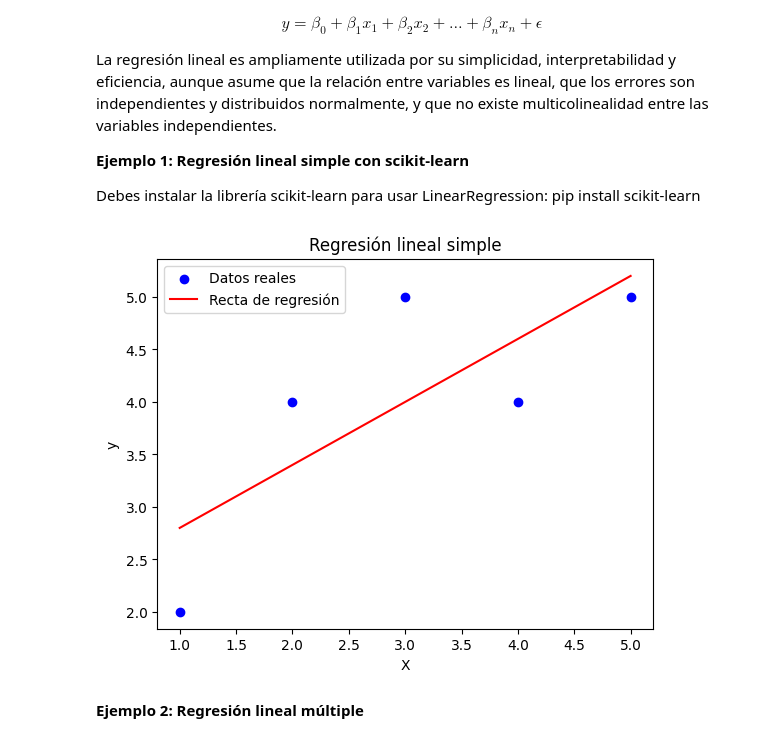
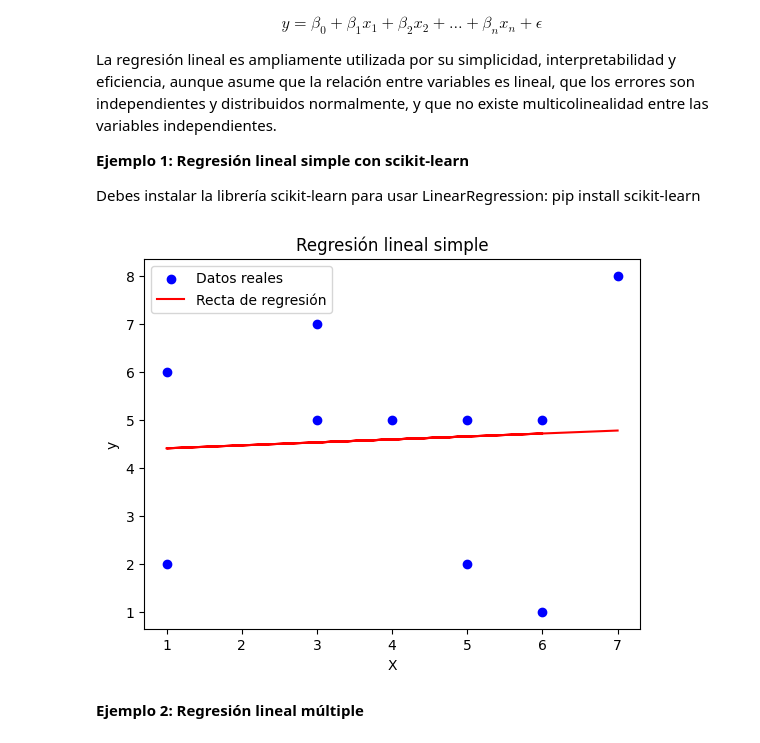
Before and after one commit to paranedagarcia/ciencia-de-datos, a Jupyter notebook: notebooks/aprendizaje_supervisado/Regresion_lineal.ipynb, the cells around one changed output. Saved outputs shown, nothing was run; the diff lists cells and outputs as text; code cells hidden in the pictures.

```diff
--- a/notebooks/aprendizaje_supervisado/Regresion_lineal.ipynb
+++ b/notebooks/aprendizaje_supervisado/Regresion_lineal.ipynb
@@ -31,31 +31,31 @@ pip install scikit-learn
 # %%
 # Ejemplo 1: Regresión lineal simple con scikit-learn
 import numpy as np
 
 from sklearn.linear_model import LinearRegression
 import matplotlib.pyplot as plt
 
 # Datos de ejemplo
-X = np.array([1, 2, 3, 4, 5]).reshape(-1, 1)
-y = np.array([2, 4, 5, 4, 5])
+X = np.array([1, 6, 3, 5, 5,4,1,3,6,7]).reshape(-1, 1)
+y = np.array([2, 1, 5, 2, 5,5,6,7,5,8])
 
 # Crear y entrenar el modelo
 modelo = LinearRegression()
 modelo.fit(X, y)
 
 # Predicciones
 y_pred = modelo.predict(X)
 
 # Visualización
 plt.scatter(X, y, color='blue', label='Datos reales')
 plt.plot(X, y_pred, color='red', label='Recta de regresión')
 plt.xlabel('X')
 plt.ylabel('y')
 plt.legend()
 plt.title('Regresión lineal simple')
 plt.show()
 # %% [output]
-[figure, old version]
+[figure, new version]
 # %% [markdown]
 **Ejemplo 2: Regresión lineal múltiple**
 # %%
```
Also changed, not shown: parts of 2 cells of this notebook, 2 other files.
